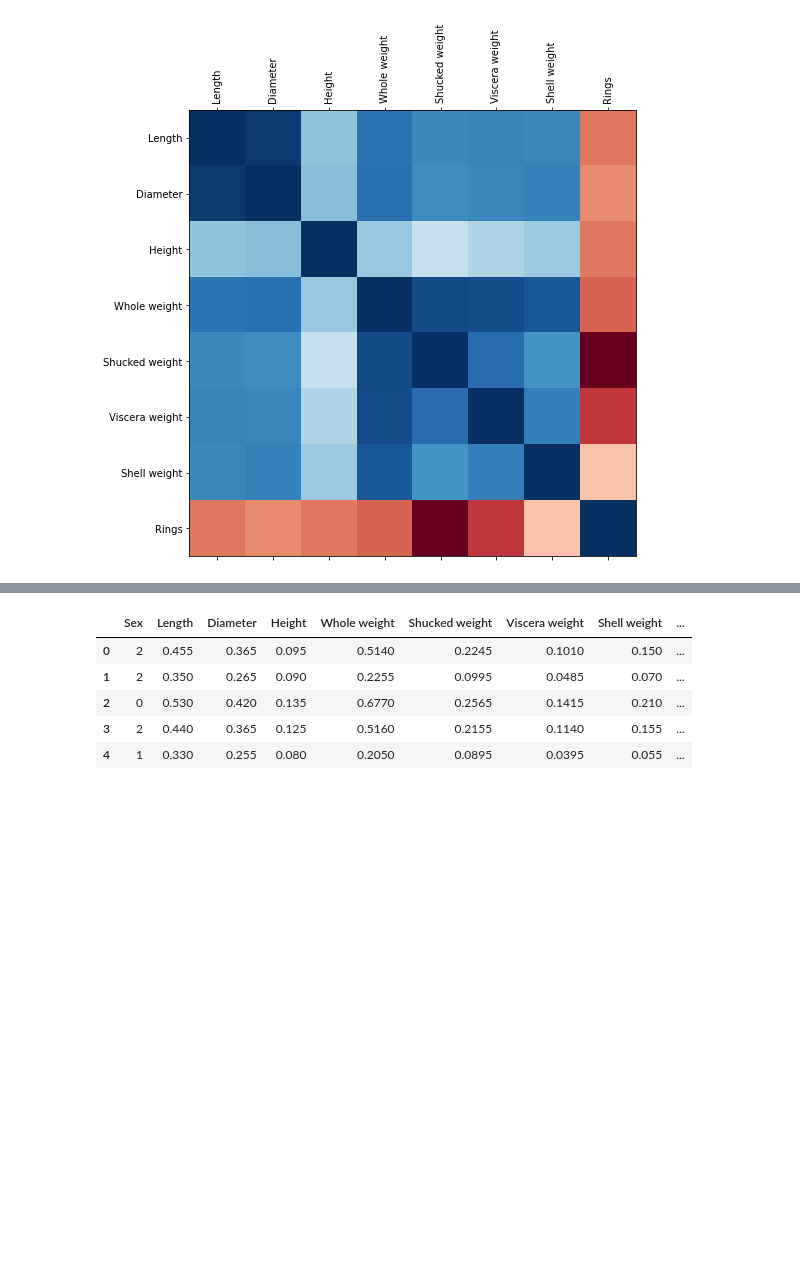
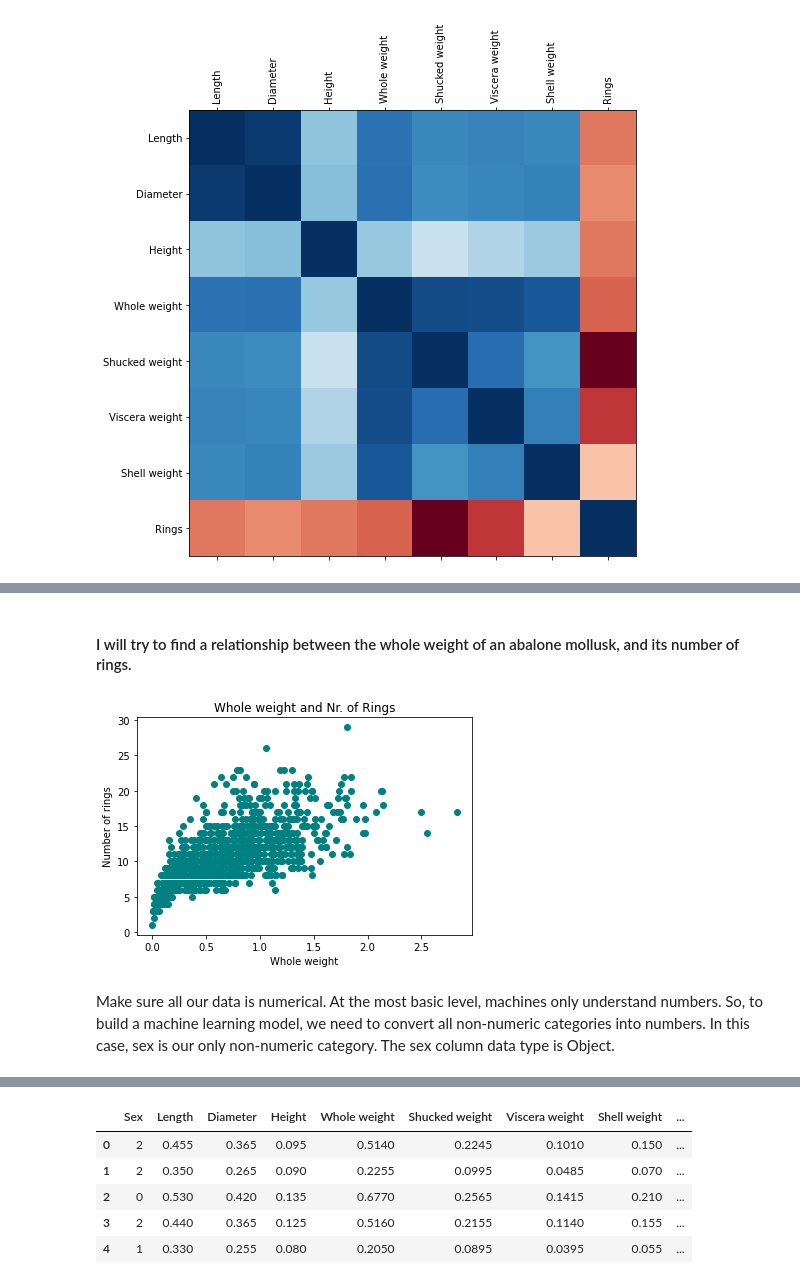
Before and after one commit to devrimakkoy/Data_Science_Projects, a Jupyter notebook: Abalone.ipynb, the cells around one changed output, grey strips where cells are left out. Drawn from its saved outputs; the diff is of its cells as text; code cells hidden in the pictures; blank space fills up the shorter version.

```diff
--- a/Abalone.ipynb
+++ b/Abalone.ipynb
@@ -75,0 +135,17 @@ plt.yticks(range(len(corr.columns)), corr.columns);
+# %% [markdown]
+#### I will try to find a relationship between the whole weight of an abalone mollusk, and its number of rings.
+# %%
+# Create fig, ax
+fig, ax = plt.subplots()
+
+# Create scatter plot of first 1000 data points
+ax.scatter(df["Whole weight"][:1000], df["Rings"][:1000], color="teal")
+
+#Create a legend
+ax.set(title="Whole weight and Nr. of Rings",
+       xlabel="Whole weight",
+       ylabel="Number of rings");
+# %% [output]
+[figure, added]
+# %% [markdown]
+Make sure all our data is numerical. At the most basic level, machines only understand numbers. So, to build a machine learning model, we need to convert all non-numeric categories into numbers. In this case, sex is our only non-numeric category. The sex column data type is Object.
```
Also changed, not shown: parts of 41 cells of this notebook.
